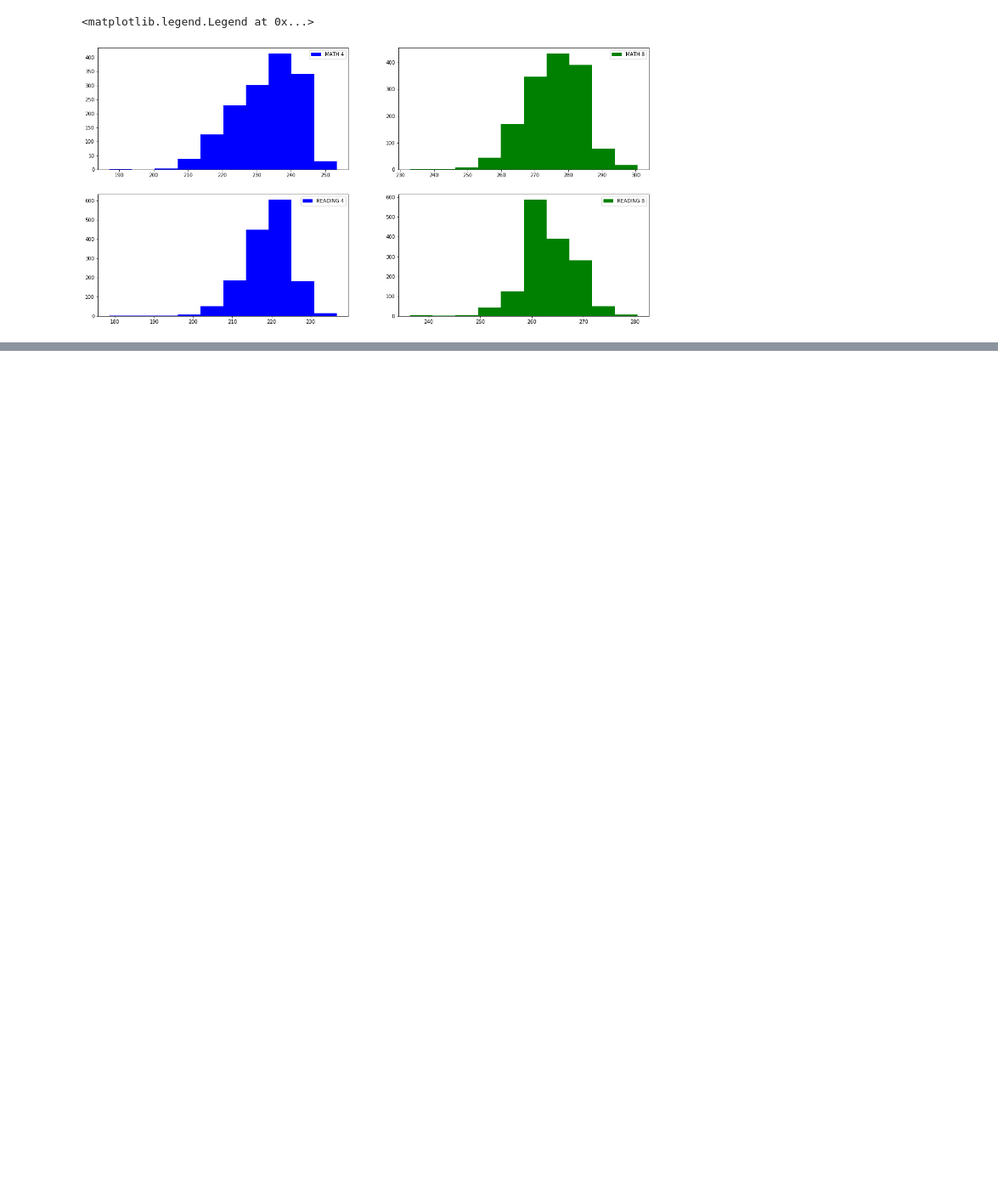
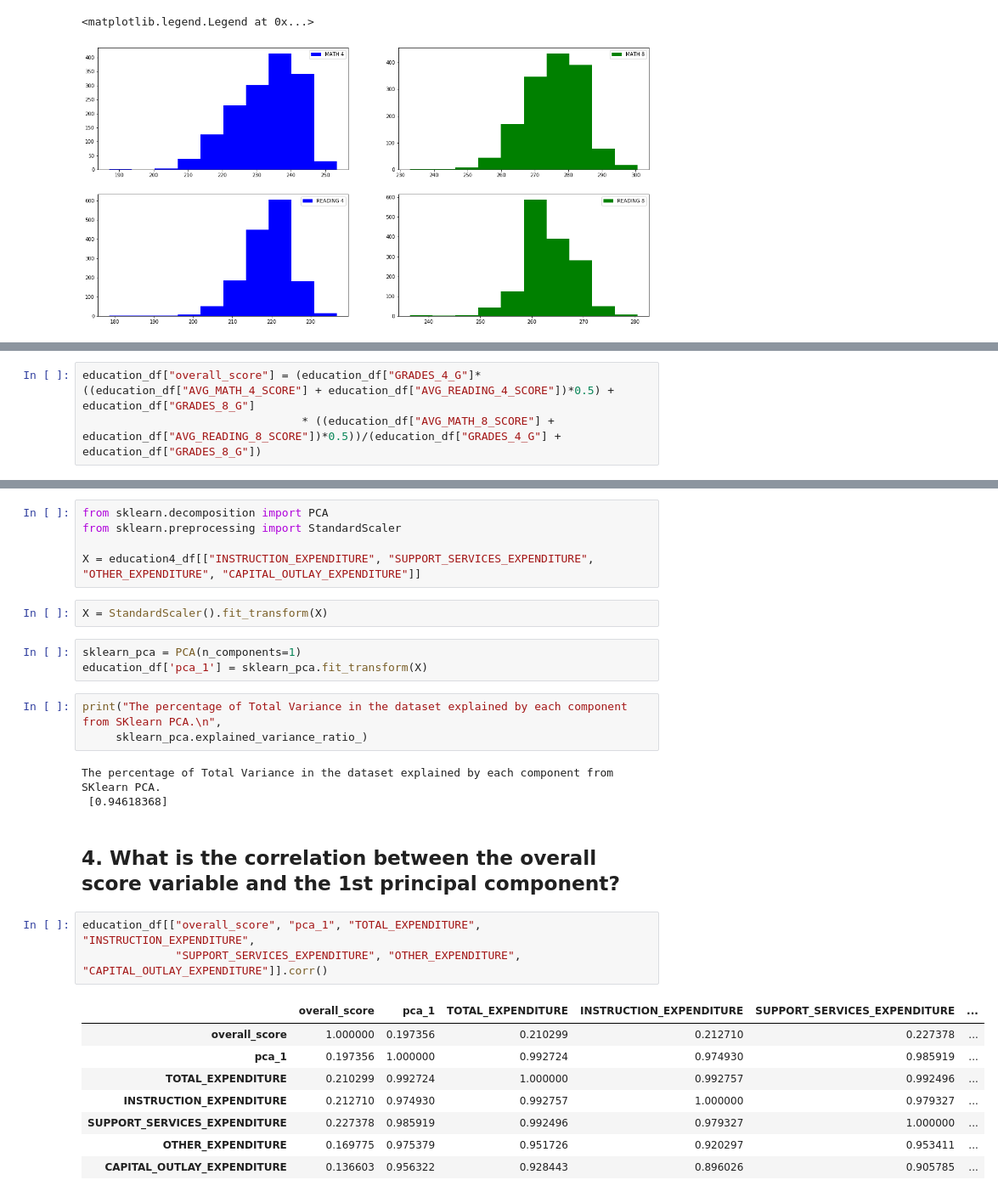
Before and after one commit to iamkkdev/Thinkful-github, a Jupyter notebook: Datamissing.ipynb, the cells around one changed output, grey strips where cells are left out. Shown at 85% size. Cells and saved outputs as stored; diff of their text form; blank space fills up the shorter version.

```diff
--- a/Datamissing.ipynb
+++ b/Datamissing.ipynb
@@ -657,0 +682,3 @@ plt.legend()
+# %%
+education_df["overall_score"] = (education_df["GRADES_4_G"]*((education_df["AVG_MATH_4_SCORE"] + education_df["AVG_READING_4_SCORE"])*0.5) + education_df["GRADES_8_G"]
+                                 * ((education_df["AVG_MATH_8_SCORE"] + education_df["AVG_READING_8_SCORE"])*0.5))/(education_df["GRADES_4_G"] + education_df["GRADES_8_G"])
@@ -657,0 +699,30 @@ plt.legend()
+# %%
+from sklearn.decomposition import PCA
+from sklearn.preprocessing import StandardScaler
+
+X = education4_df[["INSTRUCTION_EXPENDITURE", "SUPPORT_SERVICES_EXPENDITURE", "OTHER_EXPENDITURE", "CAPITAL_OUTLAY_EXPENDITURE"]]
+# %%
+X = StandardScaler().fit_transform(X)
+# %%
+sklearn_pca = PCA(n_components=1)
+education_df['pca_1'] = sklearn_pca.fit_transform(X)
+# %%
+print("The percentage of Total Variance in the dataset explained by each component from SKlearn PCA.\n",
+     sklearn_pca.explained_variance_ratio_)
+# %% [output]
+The percentage of Total Variance in the dataset explained by each component from SKlearn PCA.
+ [0.94618368]
+# %% [markdown]
+## 4. What is the correlation between the overall score variable and the 1st principal component?
+# %%
+education_df[["overall_score", "pca_1", "TOTAL_EXPENDITURE", "INSTRUCTION_EXPENDITURE",
+              "SUPPORT_SERVICES_EXPENDITURE", "OTHER_EXPENDITURE", "CAPITAL_OUTLAY_EXPENDITURE"]].corr()
+# %% [output]
+|  | overall_score | pca_1 | TOTAL_EXPENDITURE | INSTRUCTION_EXPENDITURE | SUPPORT_SERVICES_EXPENDITURE | ... |
+| overall_score | 1.000000 | 0.197356 | 0.210299 | 0.212710 | 0.227378 | ... |
+| pca_1 | 0.197356 | 1.000000 | 0.992724 | 0.974930 | 0.985919 | ... |
+| TOTAL_EXPENDITURE | 0.210299 | 0.992724 | 1.000000 | 0.992757 | 0.992496 | ... |
+| INSTRUCTION_EXPENDITURE | 0.212710 | 0.974930 | 0.992757 | 1.000000 | 0.979327 | ... |
+| SUPPORT_SERVICES_EXPENDITURE | 0.227378 | 0.985919 | 0.992496 | 0.979327 | 1.000000 | ... |
+| OTHER_EXPENDITURE | 0.169775 | 0.975379 | 0.951726 | 0.920297 | 0.953411 | ... |
+| CAPITAL_OUTLAY_EXPENDITURE | 0.136603 | 0.956322 | 0.928443 | 0.896026 | 0.905785 | ... |
```
Also changed, not shown: parts of 9 cells of this notebook.
